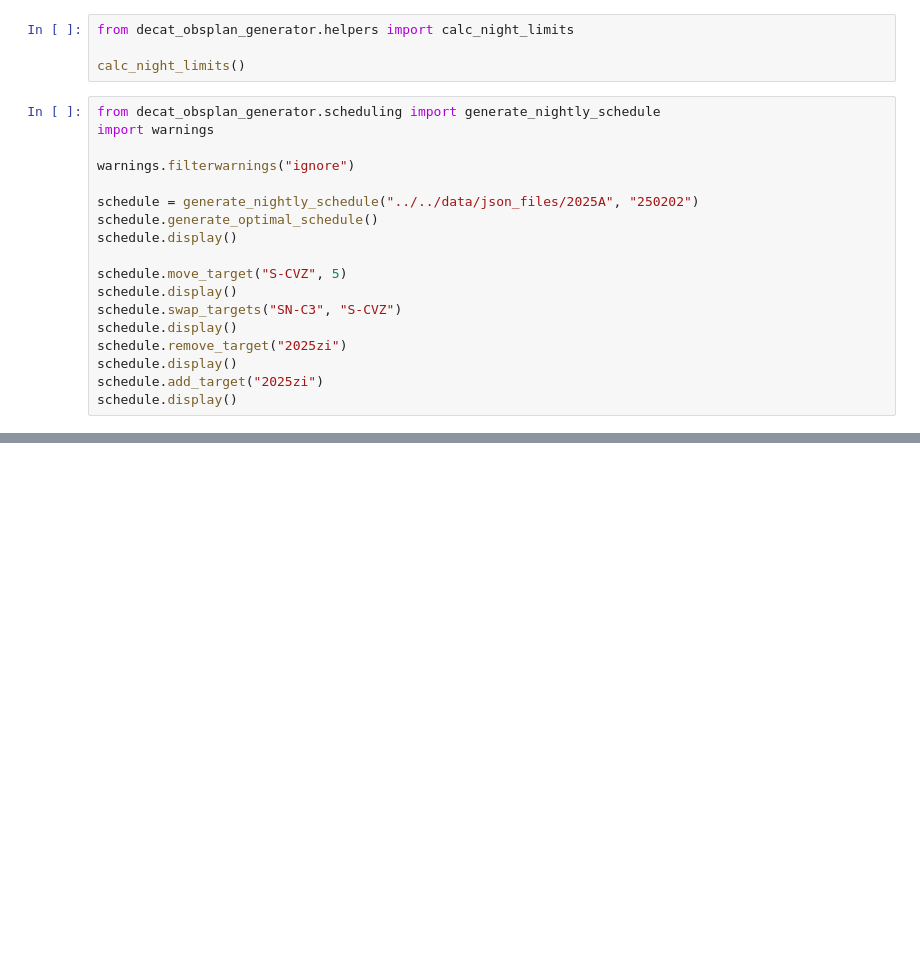
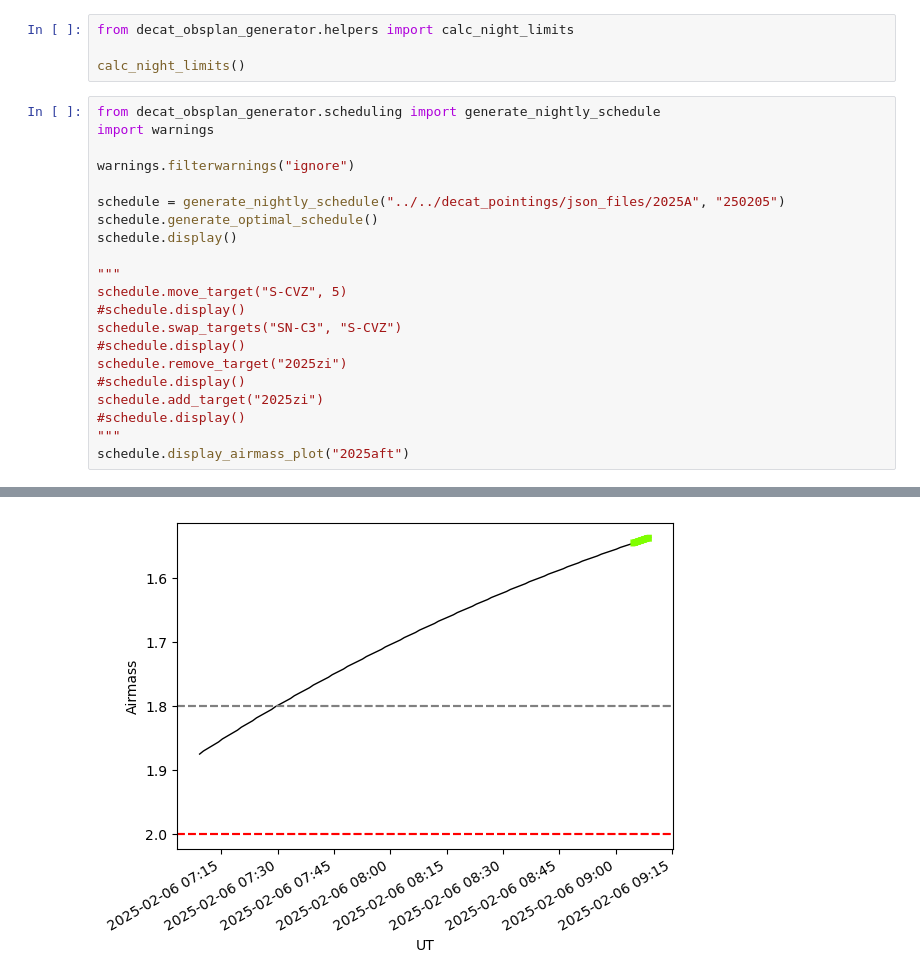
Before and after one commit to kdesoto-astro/decat-obsplan-generator, a Jupyter notebook: docs/notebooks/intro_notebook.ipynb, the cells around one changed output, grey strips where cells are left out. Saved outputs shown, nothing was run; the diff lists cells and outputs as text; blank space fills up the shorter version.

Commit message:
Fully working! Now saves and plots airmasses from terminal

```diff
--- a/docs/notebooks/intro_notebook.ipynb
+++ b/docs/notebooks/intro_notebook.ipynb
@@ -83,16 +83,19 @@ import warnings
 
 warnings.filterwarnings("ignore")
 
-schedule = generate_nightly_schedule("../../data/json_files/2025A", "250202")
+schedule = generate_nightly_schedule("../../decat_pointings/json_files/2025A", "250205")
 schedule.generate_optimal_schedule()
 schedule.display()
 
+"""
 schedule.move_target("S-CVZ", 5)
-schedule.display()
+#schedule.display()
 schedule.swap_targets("SN-C3", "S-CVZ")
-schedule.display()
+#schedule.display()
 schedule.remove_target("2025zi")
-schedule.display()
+#schedule.display()
 schedule.add_target("2025zi")
-schedule.display()
+#schedule.display()
+"""
+schedule.display_airmass_plot("2025aft")
 # %% [output]
@@ -115,0 +119 @@ twilight1                                       NaN
+[figure, added]
```
Also changed, not shown: parts of 1 cell of this notebook, 3 other files.
